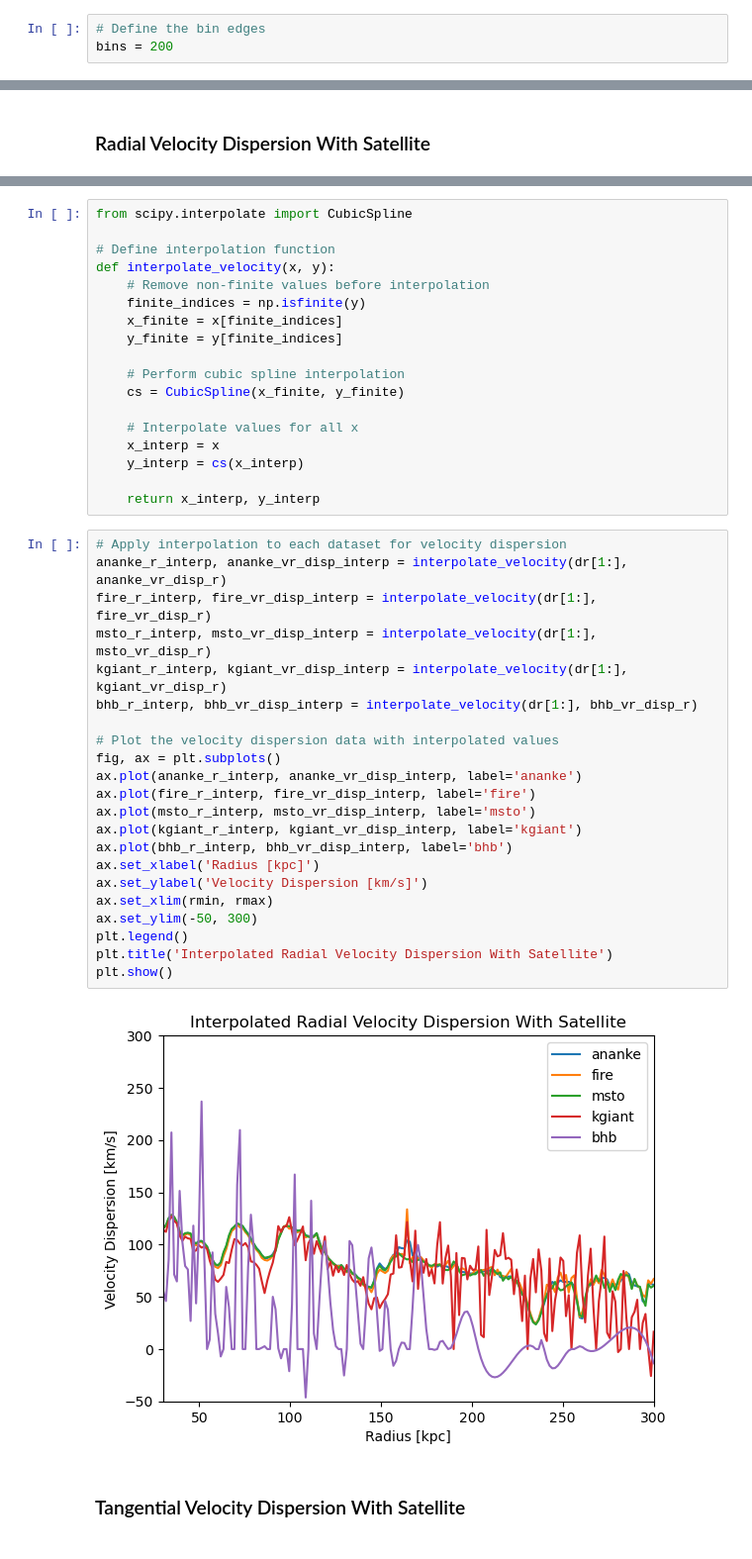
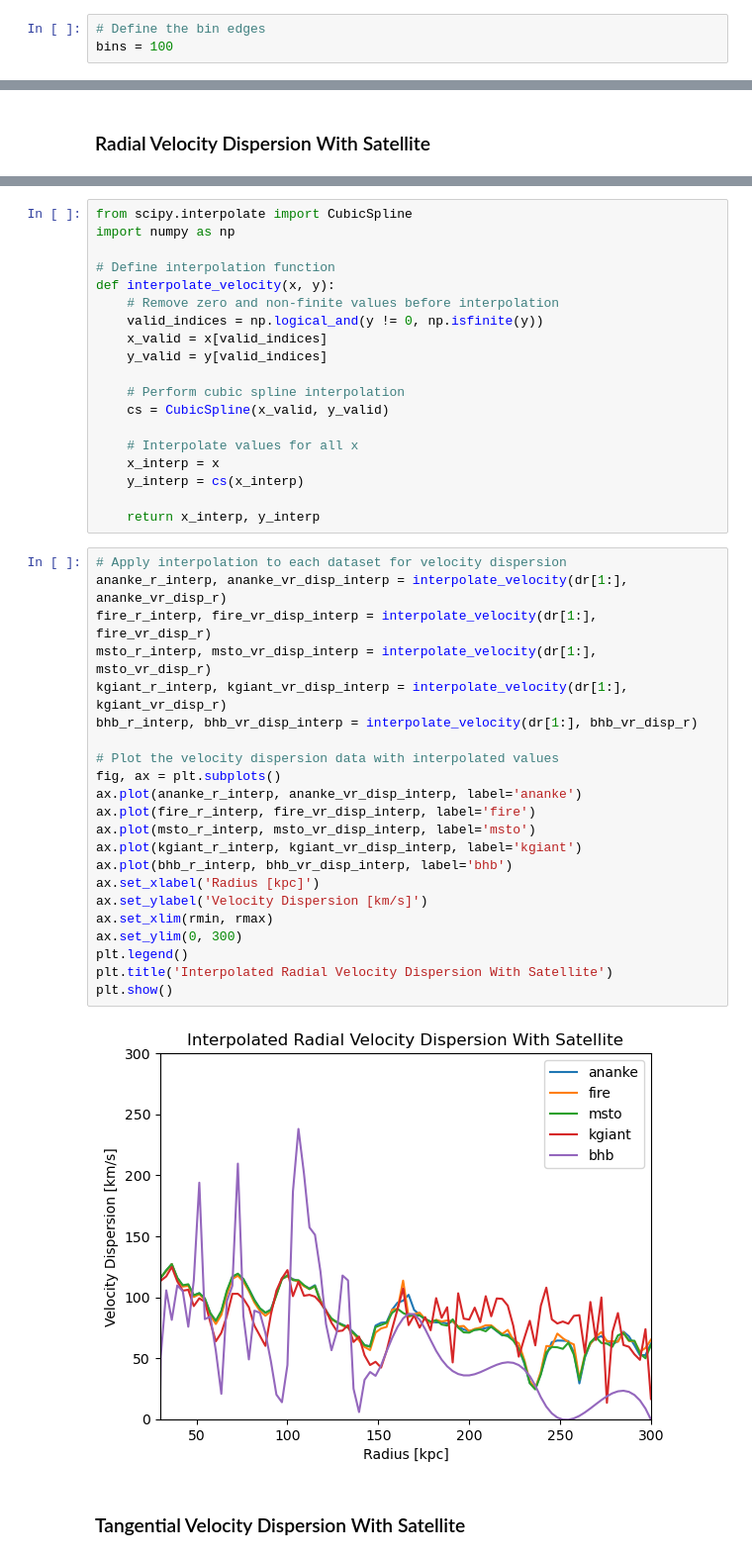
Before and after one commit to aeden2019/rubin_mw_mocks, a Jupyter notebook: src/analysis/Plots.ipynb, the cells around one changed output, grey strips where cells are left out. Shown at 99% size. Cells and saved outputs as stored; diff of their text form.

Commit message:
Adjusted interpolation and mollweide params

```diff
--- a/src/analysis/Plots.ipynb
+++ b/src/analysis/Plots.ipynb
@@ -163,7 +163,7 @@ satellite_mask[only_lmc_indices] = False
 ## Extract Parameters
 # %%
 # Define the bin edges
-bins = 200
+bins = 100
 # %%
 # Create a binned radius array
 dr = np.linspace(0, rmax, bins)
@@ -452,45 +452,46 @@ plt.show()
-# %%
-from scipy.interpolate import CubicSpline
-
-# Define interpolation function
-def interpolate_velocity(x, y):
-    # Remove non-finite values before interpolation
-    finite_indices = np.isfinite(y)
-    x_finite = x[finite_indices]
-    y_finite = y[finite_indices]
-
-    # Perform cubic spline interpolation
-    cs = CubicSpline(x_finite, y_finite)
-
-    # Interpolate values for all x
-    x_interp = x
-    y_interp = cs(x_interp)
-
-    return x_interp, y_interp
+# %%
+from scipy.interpolate import CubicSpline
+import numpy as np
+
+# Define interpolation function
+def interpolate_velocity(x, y):
+    # Remove zero and non-finite values before interpolation
+    valid_indices = np.logical_and(y != 0, np.isfinite(y))
+    x_valid = x[valid_indices]
+    y_valid = y[valid_indices]
+
+    # Perform cubic spline interpolation
+    cs = CubicSpline(x_valid, y_valid)
+
+    # Interpolate values for all x
+    x_interp = x
+    y_interp = cs(x_interp)
+
+    return x_interp, y_interp
 # %%
 # Apply interpolation to each dataset for velocity dispersion
 ananke_r_interp, ananke_vr_disp_interp = interpolate_velocity(dr[1:], ananke_vr_disp_r)
 fire_r_interp, fire_vr_disp_interp = interpolate_velocity(dr[1:], fire_vr_disp_r)
 msto_r_interp, msto_vr_disp_interp = interpolate_velocity(dr[1:], msto_vr_disp_r)
 kgiant_r_interp, kgiant_vr_disp_interp = interpolate_velocity(dr[1:], kgiant_vr_disp_r)
 bhb_r_interp, bhb_vr_disp_interp = interpolate_velocity(dr[1:], bhb_vr_disp_r)
 
 # Plot the velocity dispersion data with interpolated values
 fig, ax = plt.subplots()
 ax.plot(ananke_r_interp, ananke_vr_disp_interp, label='ananke')
 ax.plot(fire_r_interp, fire_vr_disp_interp, label='fire')
 ax.plot(msto_r_interp, msto_vr_disp_interp, label='msto')
 ax.plot(kgiant_r_interp, kgiant_vr_disp_interp, label='kgiant')
 ax.plot(bhb_r_interp, bhb_vr_disp_interp, label='bhb')
 ax.set_xlabel('Radius [kpc]')
 ax.set_ylabel('Velocity Dispersion [km/s]')
 ax.set_xlim(rmin, rmax)
-ax.set_ylim(-50, 300)
+ax.set_ylim(0, 300)
 plt.legend()
 plt.title('Interpolated Radial Velocity Dispersion With Satellite')
 plt.show()
 # %% [output]
-[figure, old version]
+[figure, new version]
 # %% [markdown]
 ### Tangential Velocity Dispersion With Satellite
 # %%
```
Also changed, not shown: parts of 37 cells of this notebook, 1 other file.
